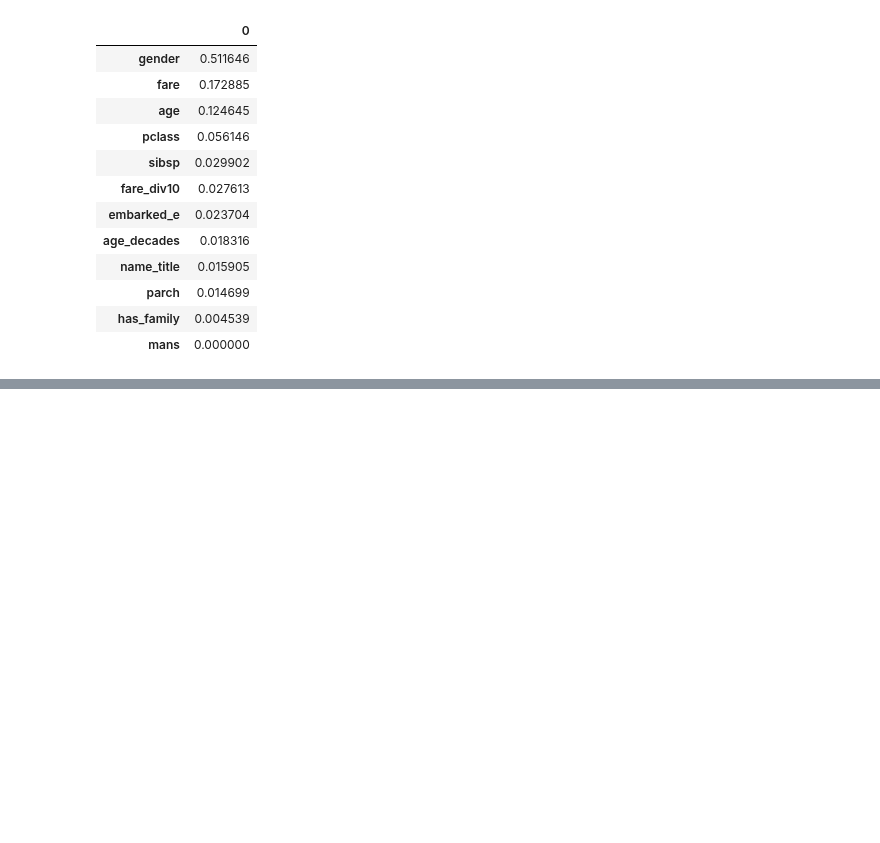
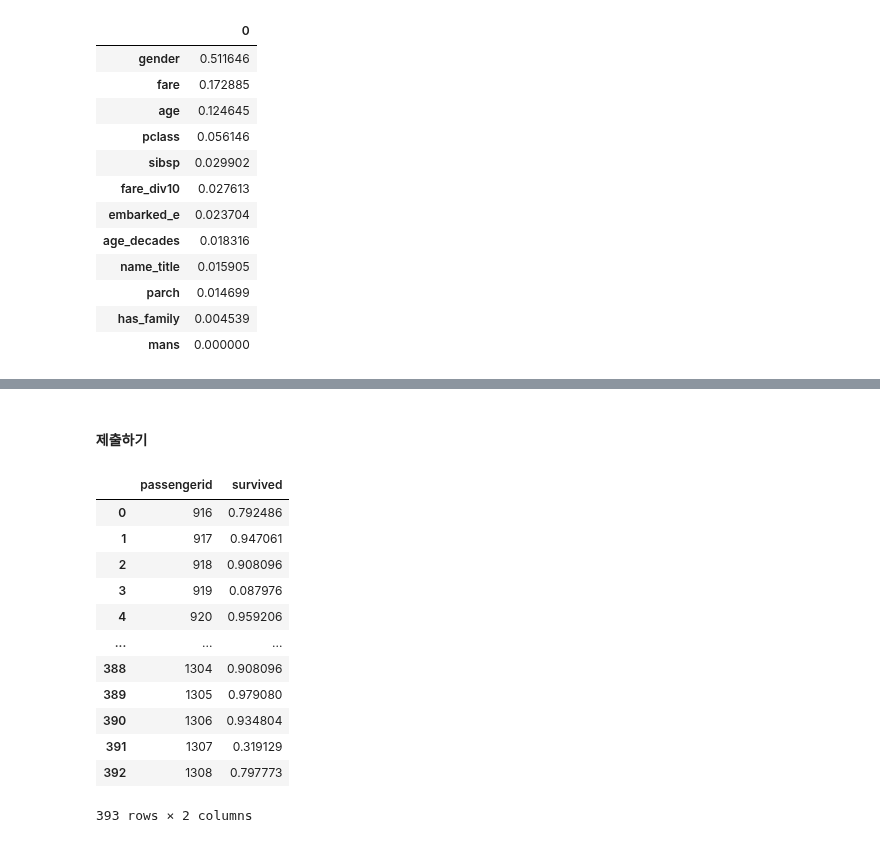
Before and after one commit to moneyless1989/data_engineering, a Jupyter notebook: practices/kaggle/encore_titanic_v1.ipynb, the cells around one changed output, grey strips where cells are left out. Drawn from its saved outputs; the diff is of its cells as text; code cells hidden in the pictures; blank space fills up the shorter version.

```diff
--- a/practices/kaggle/encore_titanic_v1.ipynb
+++ b/practices/kaggle/encore_titanic_v1.ipynb
@@ -1391,0 +1400,3 @@ pd.DataFrame(modelV2.feature_importances_, X_tr.columns).sort_values(by=[0], asc
+# %%
+modelV3_R = ensemble.RandomForestClassifier(random_state=args["random_state"])
+modelV3_R.fit(X_tr, y_tr)
@@ -1391,0 +1436,3 @@ pd.DataFrame(modelV2.feature_importances_, X_tr.columns).sort_values(by=[0], asc
+# %%
+modelV3_B = ensemble.GradientBoostingClassifier(random_state=args["random_state"])
+modelV3_B.fit(X_tr, y_tr)
@@ -1391,0 +1611,19 @@ pd.DataFrame(modelV2.feature_importances_, X_tr.columns).sort_values(by=[0], asc
+# %% [markdown]
+#### 제출하기
+# %%
+submission["survived"] = modelV3_B.predict_proba(test)[:,1]
+submission
+# %% [output]
+|  | passengerid | survived |
+| 0 | 916 | 0.792486 |
+| 1 | 917 | 0.947061 |
+| 2 | 918 | 0.908096 |
+| 3 | 919 | 0.087976 |
+| 4 | 920 | 0.959206 |
+| ... | ... | ... |
+| 388 | 1304 | 0.908096 |
+| 389 | 1305 | 0.979080 |
+| 390 | 1306 | 0.934804 |
+| 391 | 1307 | 0.319129 |
+| 392 | 1308 | 0.797773 |
+393 rows × 2 columns
```
Also changed, not shown: parts of 44 cells of this notebook, 3 other files.
